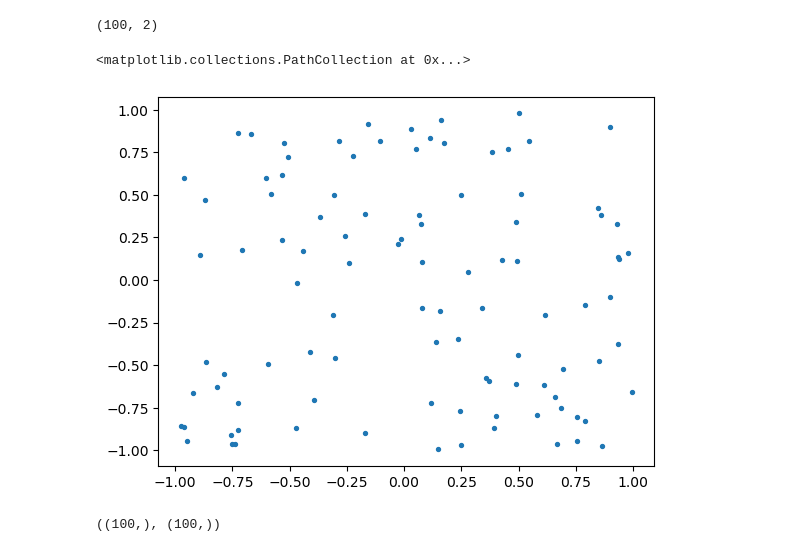
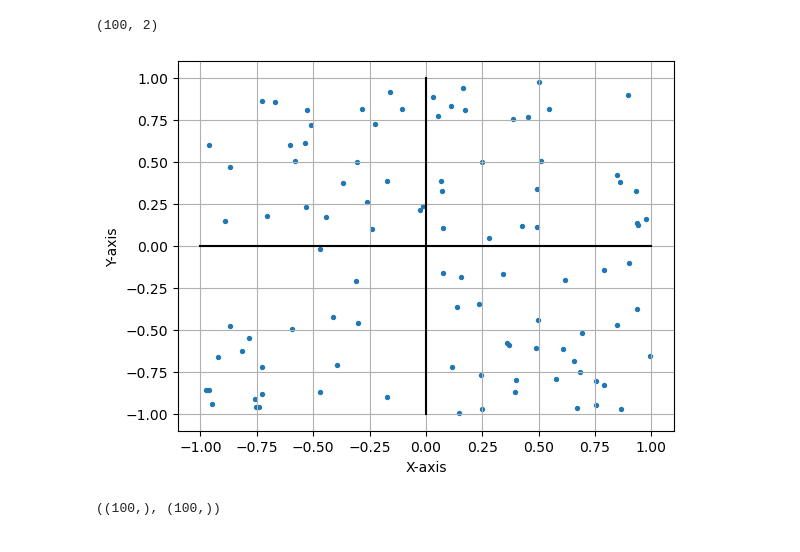
Before and after one commit to Matteo-Negro/NeuralNetork-Exercises, a Jupyter notebook: 02-HW/02-hw.ipynb, the cells around one changed output. Drawn from its saved outputs; the diff is of its cells as text; code cells hidden in the pictures.

```diff
--- a/02-HW/02-hw.ipynb
+++ b/02-HW/02-hw.ipynb
@@ -29,11 +30,16 @@ S = np.random.uniform(-1, 1, (100, 2))
 S.shape
 # %% [output]
 (100, 2)
-# %%
-plt.scatter(S[:, 0], S[:, 1], s=8)
-# %% [output]
-<matplotlib.collections.PathCollection at 0x...>
-[figure, removed]
+# %%
+plt.scatter(S[:, 0], S[:, 1], s=8)
+plt.xlabel('X-axis')
+plt.ylabel('Y-axis')
+plt.plot([0,0], [-1,1], color='black', linestyle='-')
+plt.plot([-1,1], [0,0], color='black', linestyle='-')
+plt.grid()
+plt.savefig('plot/dataset-100samples.png', dpi=400, bbox_inches="tight", transparent=True)
+# %% [output]
+[figure, added]
 # %%
 W_tb = np.array([w0, w1, w2])
 X = np.insert(S, 0, np.ones(100), axis=1)
```
Also changed, not shown: parts of 13 cells of this notebook, 35 other files.
